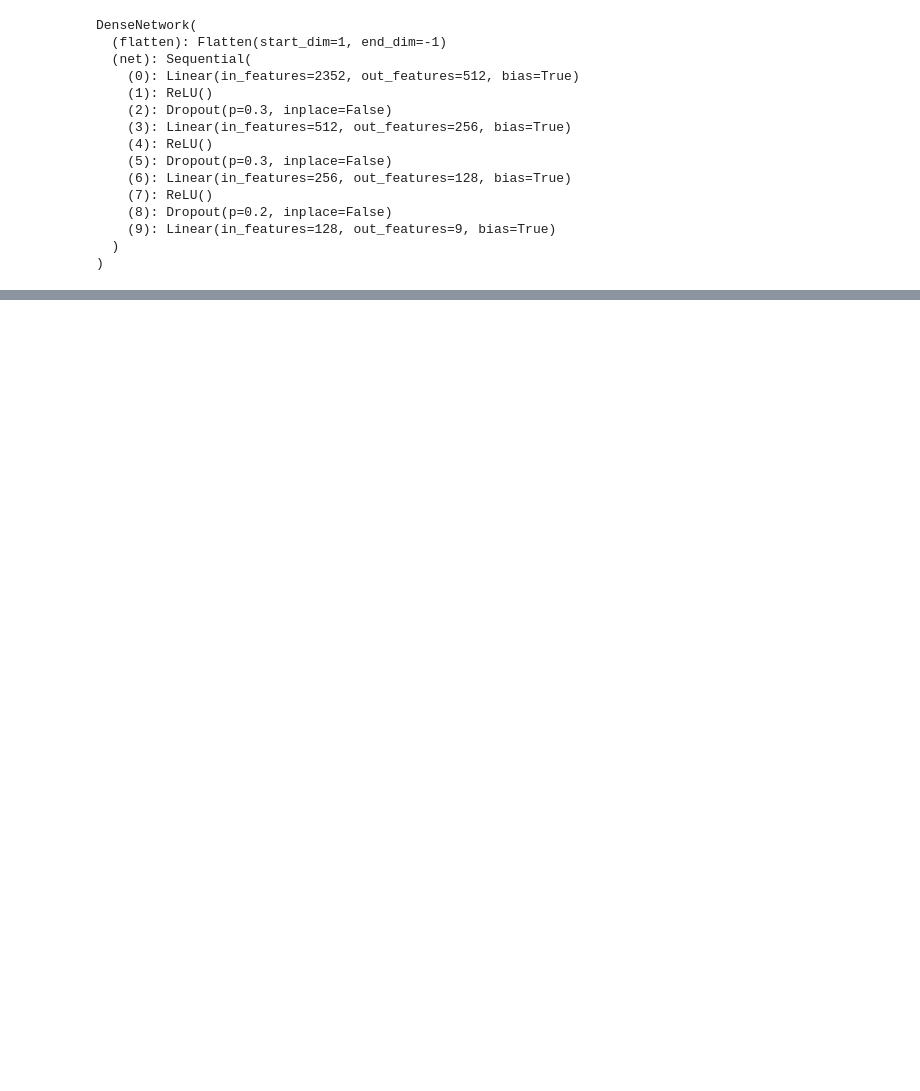
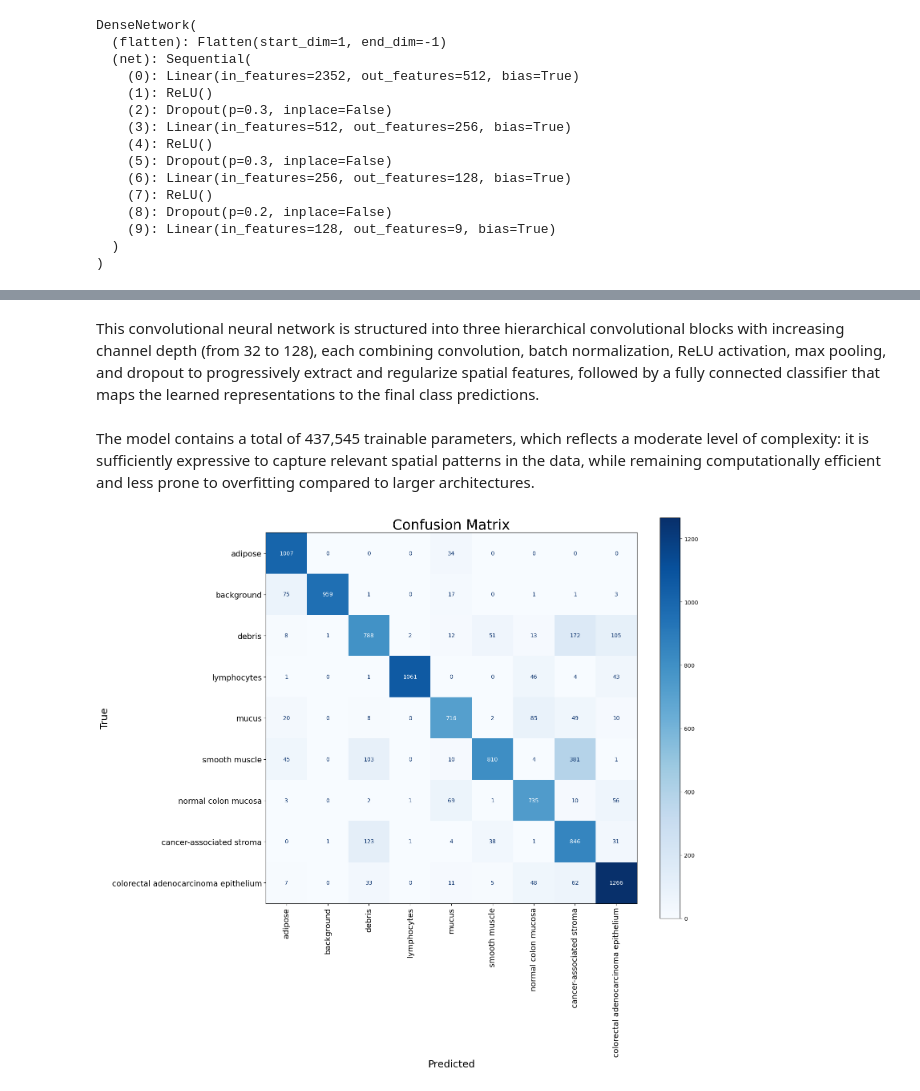
Before and after one commit to cmanell/Colorectal_cancer_DL_project, a Jupyter notebook: DL_project_colorectal_cancer.ipynb, the cells around one changed output, grey strips where cells are left out. Saved outputs shown, nothing was run; the diff lists cells and outputs as text; code cells hidden in the pictures; blank space fills up the shorter version.

```diff
--- a/DL_project_colorectal_cancer.ipynb
+++ b/DL_project_colorectal_cancer.ipynb
@@ -423,0 +550,2 @@ no spatial awareness.
+# %% [markdown]
+This convolutional neural network is structured into three hierarchical convolutional blocks with increasing channel depth (from 32 to 128), each combining convolution, batch normalization, ReLU activation, max pooling, and dropout to progressively extract and regularize spatial features, followed by a fully connected classifier that maps the learned representations to the final class predictions.
@@ -423,0 +554,8 @@ no spatial awareness.
+# %% [markdown]
+The model contains a total of 437,545 trainable parameters, which reflects a moderate level of complexity: it is sufficiently expressive to capture relevant spatial patterns in the data, while remaining computationally efficient and less prone to overfitting compared to larger architectures.
+# %%
+cnn_noaug = CNNFromScratch(n_classes=num_classes).to(device)
+optimizer_cnn_noaug = optim.Adam(cnn_noaug.parameters(), lr=1e-3)
+history_cnn_noaug = train_model(cnn_noaug, train_loader, val_loader, epochs=1, lr=1e-3, labels_names=labels_names)
+# %% [output]
+[figure, added]
```
Also changed, not shown: parts of 35 cells of this notebook.
